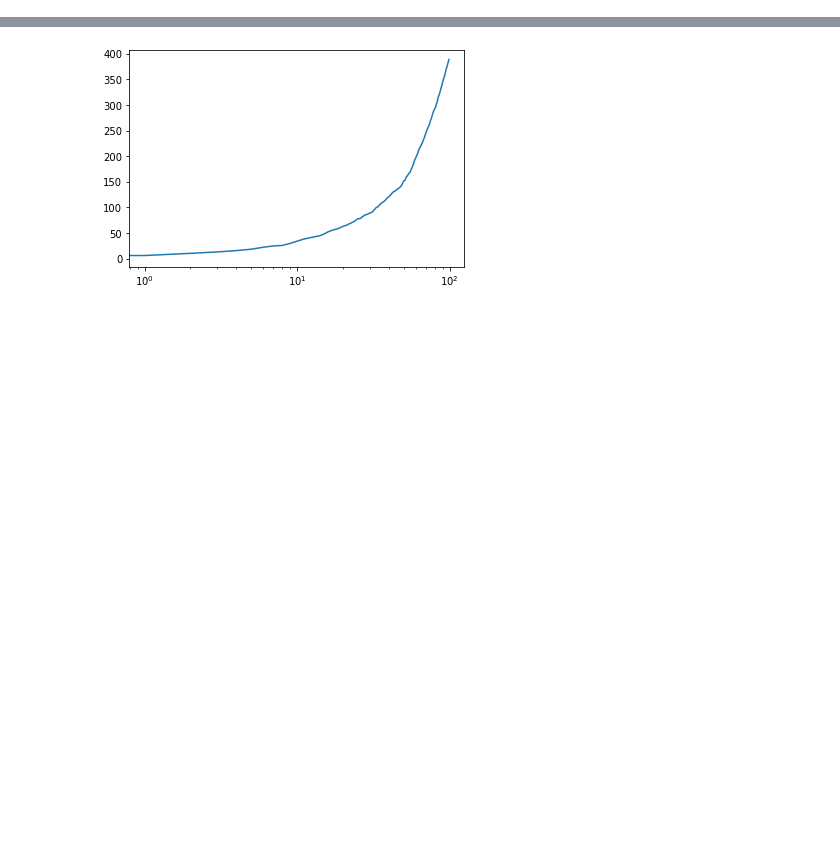
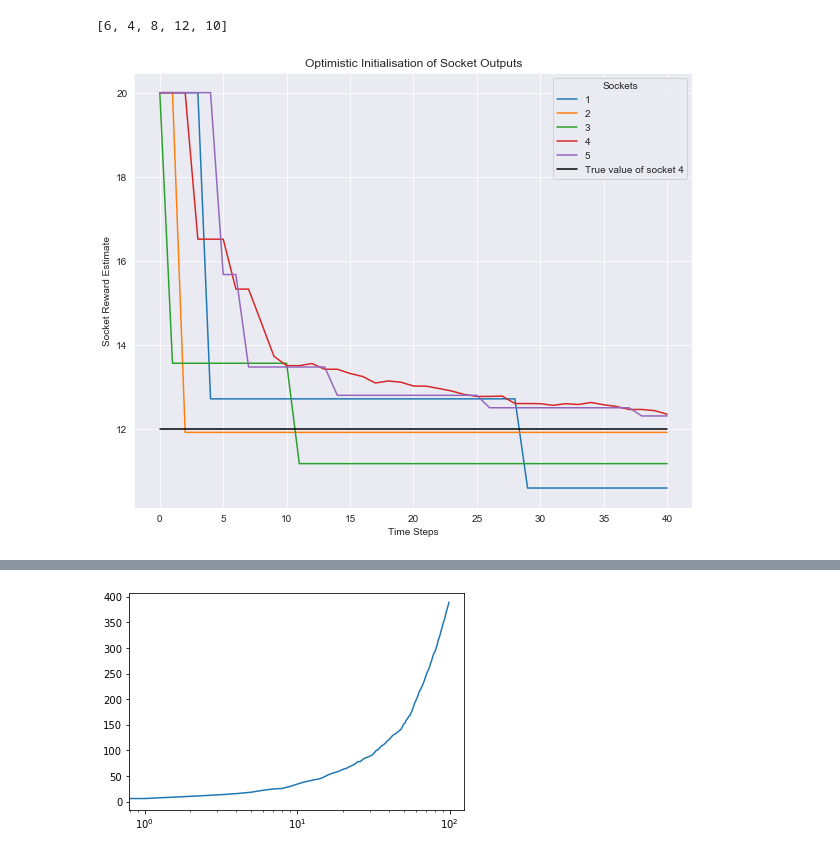
Before and after one commit to WhatIThinkAbout/BabyRobot, a Jupyter notebook: 00_PP_Epsilon_Greedy.ipynb, the cells around one changed output, grey strips where cells are left out. Saved outputs shown, nothing was run; the diff lists cells and outputs as text; code cells hidden in the pictures; blank space fills up the shorter version.

```diff
--- a/00_PP_Epsilon_Greedy.ipynb
+++ b/00_PP_Epsilon_Greedy.ipynb
@@ -28,0 +170,33 @@ class PowerSocket:
+# %%
+# reduced number of time steps
+TOTAL_STEPS = 40
+
+# save data about the run to create a table of estimates
+estimates = np.zeros(shape=(TOTAL_STEPS+1,NUM_SOCKETS))
+
+# set the first estimates to be the initial value
+estimates[0] = INITIAL_ESTIMATE
+
+
+# loop for the specified number of time-steps
+for t in range(TOTAL_STEPS):
+
+    # choose the socket with the current highest mean reward or arbitrary select a socket in the case of a tie
+    socket_index = random_argmax([socket.Q for socket in sockets])
+
+    # charge from the chosen socket and update its mean reward value
+    reward = sockets[socket_index].charge()
+    sockets[socket_index].update(reward)
+
+    # store the estimates of each socket at this time step
+    for socket_number in range(NUM_SOCKETS):
+        estimates[t+1,socket_number] = sockets[socket_number].Q
+
+# show the estimates as a Pandas dataframe for better display
+df = pd.DataFrame(estimates)
+# %%
+# show the true values of each socket so we can display the maximum value
+socket_means = [((q*2)+2) for q in socket_order]
+socket_means
+# %% [output]
+[6, 4, 8, 12, 10]
@@ -28,0 +205,16 @@ class PowerSocket:
+# %%
+plt.figure(figsize=(10,8))
+
+for socket in range(estimates.shape[1]):
+    plt.plot(estimates[:,socket], label = f'{socket+1}')
+
+plt.plot(np.ones(TOTAL_STEPS+1)*np.max(socket_means),'k', label = f'True value of socket 4')
+
+plt.legend(title = 'Sockets')
+plt.title('Optimistic Initialisation of Socket Outputs')
+plt.xlabel('Time Steps')
+plt.ylabel('Socket Reward Estimate')
+
+plt.savefig("optimistic_initialisation.png")
+# %% [output]
+[figure, added]
```
Also changed, not shown: parts of 36 cells of this notebook.
